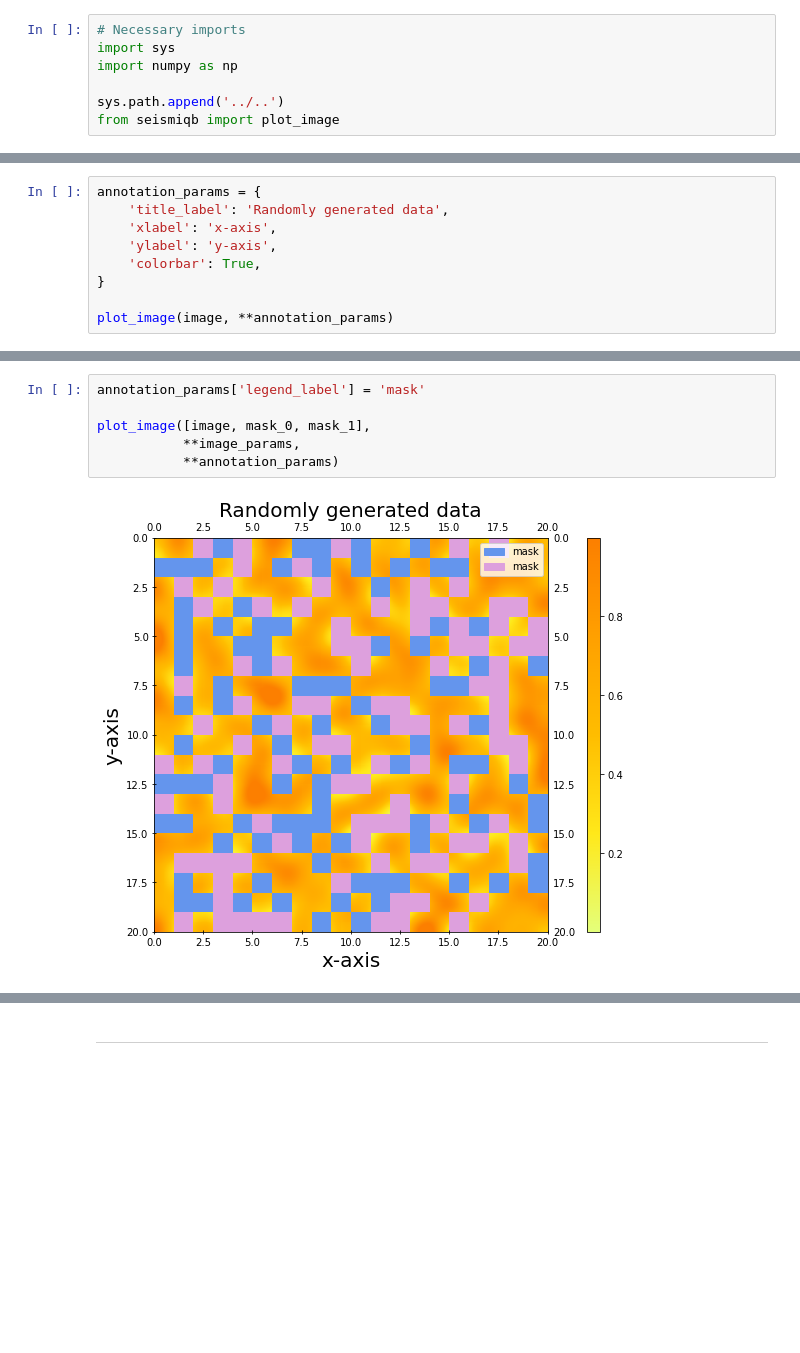
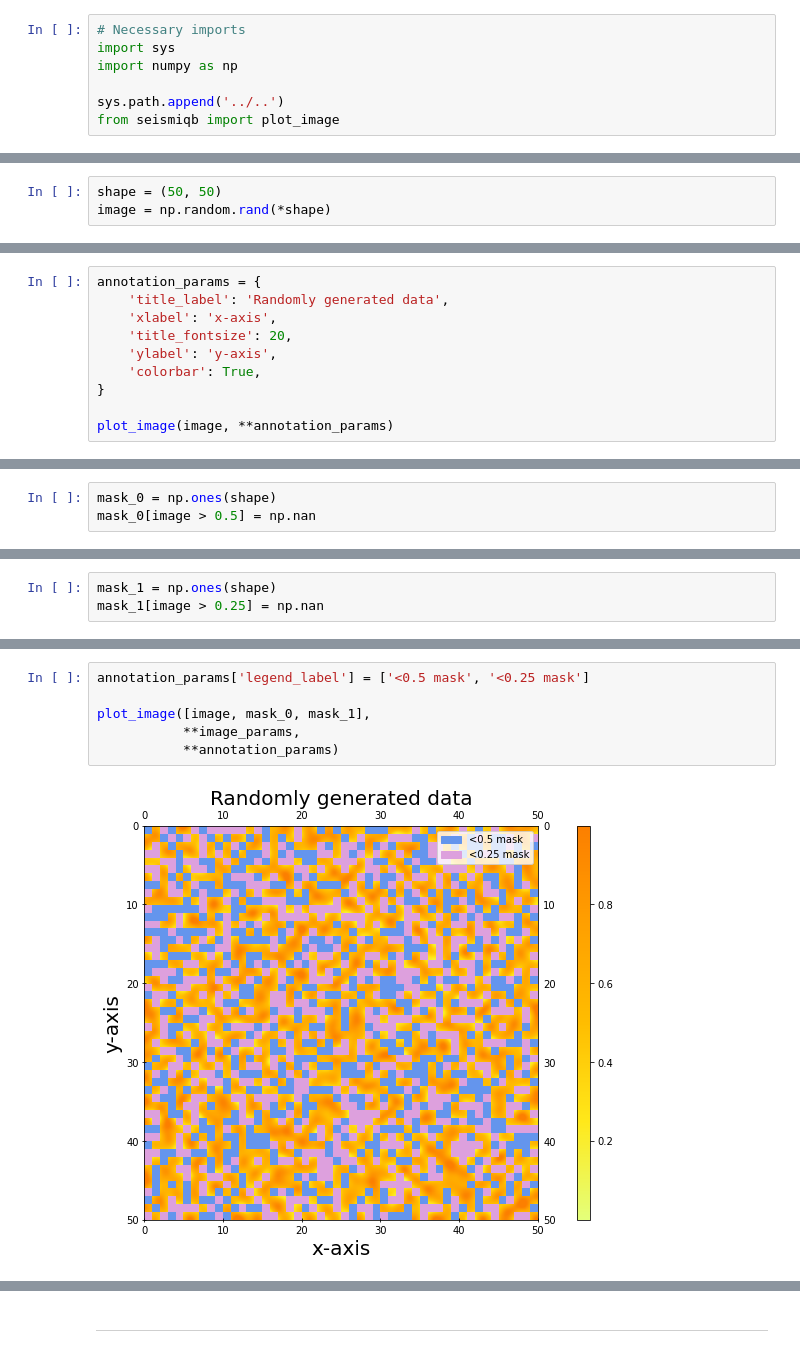
Before and after one commit to vodun/seismiqb, a Jupyter notebook: tutorials/plotters/01_imshow.ipynb, the cells around one changed output, grey strips where cells are left out. Saved outputs shown, nothing was run; the diff lists cells and outputs as text; blank space fills up the shorter version.

```diff
--- a/tutorials/plotters/01_imshow.ipynb
+++ b/tutorials/plotters/01_imshow.ipynb
@@ -22,3 +11,6 @@ mask_1[image > 0.25] = np.nan
+# %%
+shape = (50, 50)
+image = np.random.rand(*shape)
 # %%
 plot_image(image)
 # %% [output]
@@ -27,6 +19,7 @@ plot_image(image)
 annotation_params = {
     'title_label': 'Randomly generated data',
     'xlabel': 'x-axis',
+    'title_fontsize': 20,
     'ylabel': 'y-axis',
     'colorbar': True,
 }
@@ -46,3 +39,6 @@ plot_image(image, **image_params, **annotation_params)
+# %%
+mask_0 = np.ones(shape)
+mask_0[image > 0.5] = np.nan
 # %%
 plot_image([image, mask_0], **annotation_params)
 # %% [output]
@@ -50,3 +46,6 @@ plot_image([image, mask_0], **annotation_params)
+# %%
+mask_1 = np.ones(shape)
+mask_1[image > 0.25] = np.nan
 # %%
 plot_image([image, mask_0, mask_1], **annotation_params)
 # %% [output]
@@ -75,8 +74,8 @@ plot_image([image, mask_0, mask_1],
 # %%
-annotation_params['legend_label'] = 'mask'
+annotation_params['legend_label'] = ['<0.5 mask', '<0.25 mask']
 
 plot_image([image, mask_0, mask_1],
            **image_params,
            **annotation_params)
 # %% [output]
-[figure, old version]
+[figure, new version]
```
Also changed, not shown: parts of 16 cells of this notebook, 4 other files.
